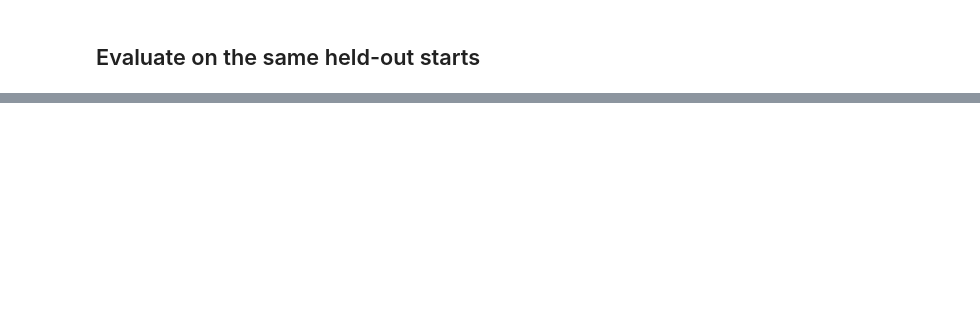
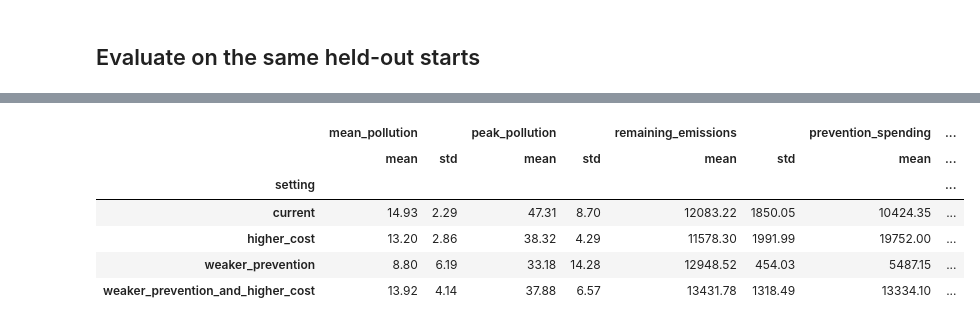
Before and after one commit to Barderus/regional-pollution-marl, a Jupyter notebook: study_2_economic_sustainability/notebooks/09_pollution_dynamics.ipynb, the cells around one changed output, grey strips where cells are left out. Drawn from its saved outputs; the diff is of its cells as text; code cells hidden in the pictures; blank space fills up the shorter version.

Commit message:
Updated pollution dynamics and feasibility audits

```diff
--- a/study_2_economic_sustainability/notebooks/09_pollution_dynamics.ipynb
+++ b/study_2_economic_sustainability/notebooks/09_pollution_dynamics.ipynb
@@ -540,8 +405,0 @@ for spillover in (0.0, config.spillover, 0.4):
-# %%
-spillover_policies = {}
-for setting_name, setting in SPILLOVER_SETTINGS.items():
-    for training_seed in PILOT_TRAINING_SEEDS:
-        spillover_policies[(setting_name, training_seed)] = train_pilot_policy(
-            setting, training_seed
-        )
-    print(f"Trained {setting_name} across five seeds")
@@ -588,0 +456,44 @@ display(spillover_summary[["low_share", "medium_share", "high_share"]]
+# %%
+def evaluate_pilot_episode(agents, setting, seed, setting_name, training_seed):
+    pilot_config = make_pilot_config(setting)
+    environment = EconomicSustainabilityEnvironment(PILOT_REWARD_MODE, pilot_config)
+    totals = create_pilot_totals()
+    transitions, terminated, truncated = run_episode(environment, agents, seed)
+
+    for transition in transitions:
+        for action in transition["actions"]:
+            totals["action_counts"][action] += 1
+        record_pilot_step(totals, transition["info"])
+
+    return summarize_pilot_episode(environment, totals, setting_name, seed, training_seed, terminated)
+# %%
+pilot_episode_rows = []
+for setting_name, setting in PILOT_SETTINGS.items():
+    for training_seed in PILOT_TRAINING_SEEDS:
+        agents = pilot_policies[(setting_name, training_seed)]
+        for evaluation_seed in PILOT_EVALUATION_SEEDS:
+            pilot_episode_rows.append(evaluate_pilot_episode(agents, setting, evaluation_seed, setting_name, training_seed))
+
+pilot_episodes = pd.DataFrame(pilot_episode_rows)
+# %%
+PILOT_METRICS = [
+    "mean_pollution", "peak_pollution", "remaining_emissions",
+    "prevention_spending", "cleanup_spending", "final_edi",
+    "final_currency", "failed", "mean_transport_inflow",
+    "mean_regional_spread",
+    "maintain_none_share", "develop_none_share",
+    "maintain_prevent_high_share", "maintain_clean_high_share",
+    ]
+
+pilot_seed_results = pilot_episodes.groupby(["setting", "training_seed"])[PILOT_METRICS].mean()
+setting_results = pilot_seed_results.groupby(level="setting")
+# %%
+display(setting_results[["mean_pollution", "peak_pollution", "remaining_emissions", "prevention_spending", "cleanup_spending","final_edi"]].agg(["mean", "std"]).round(2))
+# %% [output]
+|  | mean_pollution |  | peak_pollution |  | remaining_emissions |  | prevention_spending | ... |
+|  | mean | std | mean | std | mean | std | mean | ... |
+| setting |  |  |  |  |  |  |  | ... |
+| current | 14.93 | 2.29 | 47.31 | 8.70 | 12083.22 | 1850.05 | 10424.35 | ... |
+| higher_cost | 13.20 | 2.86 | 38.32 | 4.29 | 11578.30 | 1991.99 | 19752.00 | ... |
+| weaker_prevention | 8.80 | 6.19 | 33.18 | 14.28 | 12948.52 | 454.03 | 5487.15 | ... |
+| weaker_prevention_and_higher_cost | 13.92 | 4.14 | 37.88 | 6.57 | 13431.78 | 1318.49 | 13334.10 | ... |
```
Also changed, not shown: parts of 98 cells of this notebook, 2 other files.
